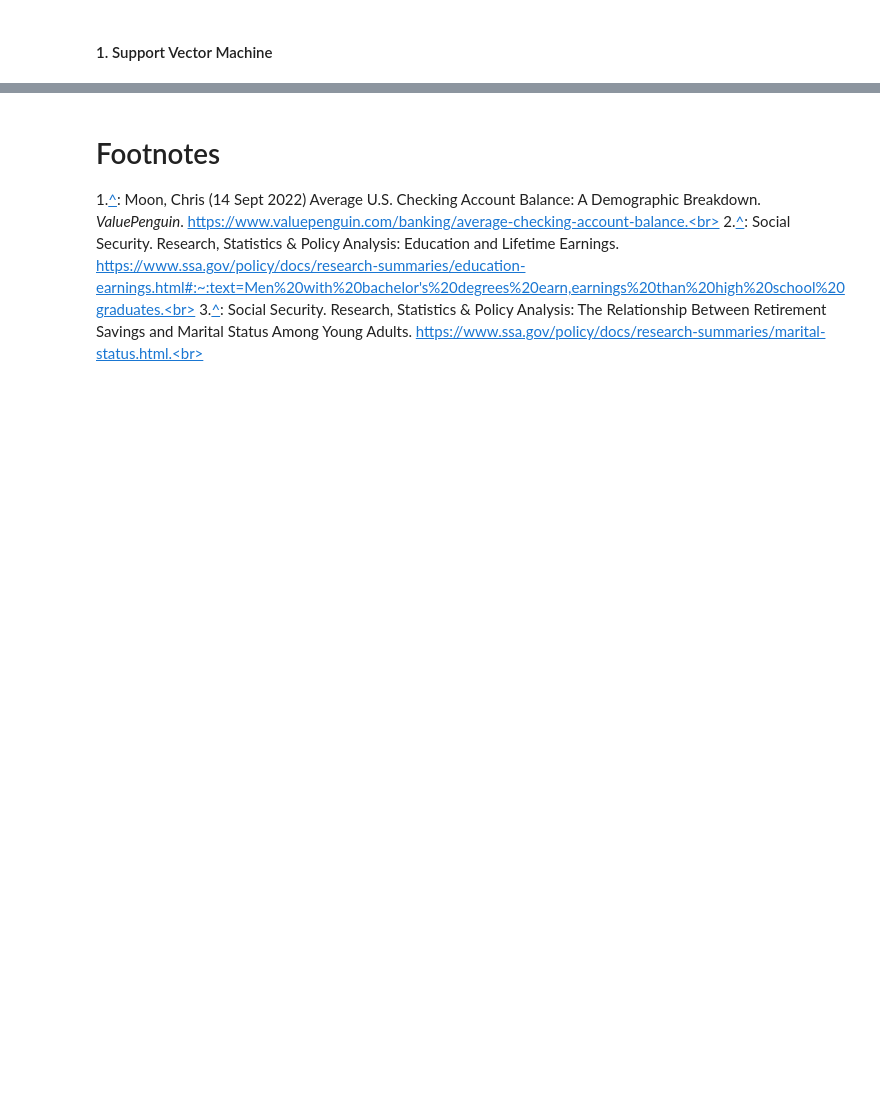
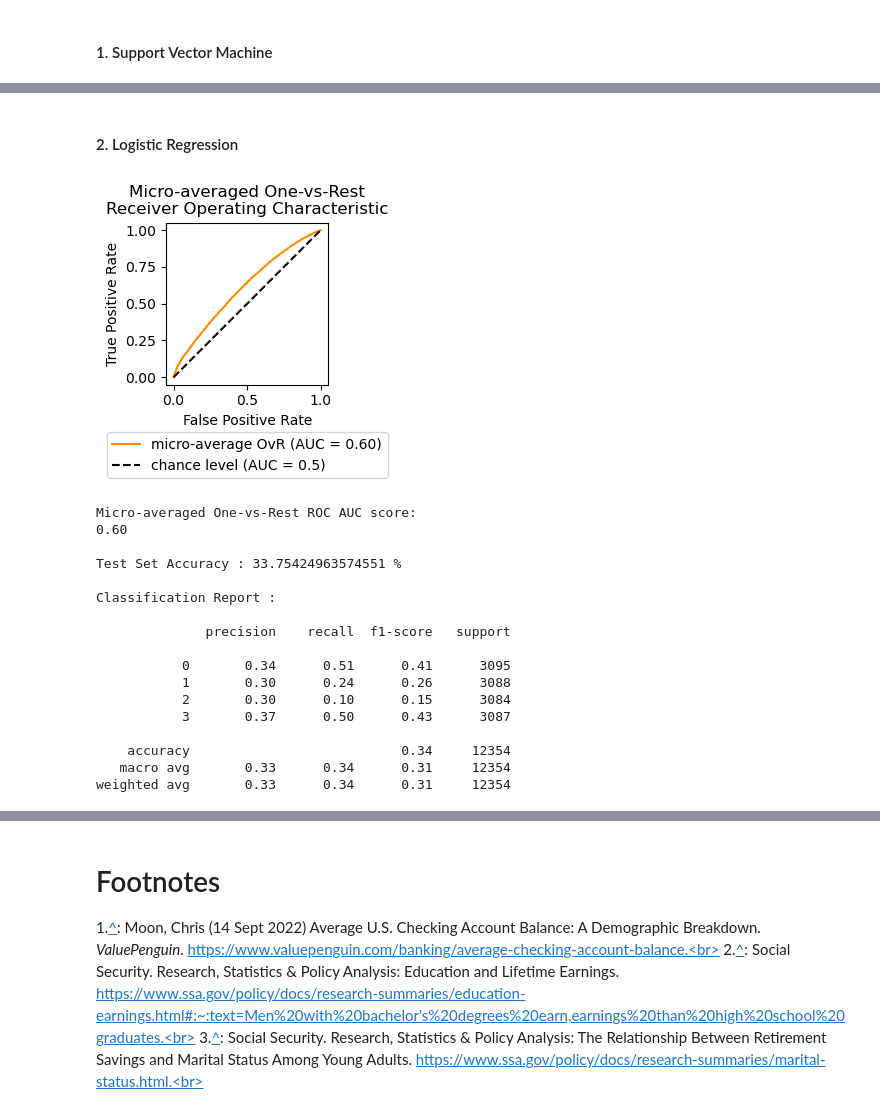
Before and after one commit to COGS118A/Group030-Wi23, a Jupyter notebook: FinalProjectGroup030-Wi23.ipynb, the cells around one changed output, grey strips where cells are left out. Saved outputs shown, nothing was run; the diff lists cells and outputs as text; code cells hidden in the pictures; blank space fills up the shorter version.

```diff
--- a/FinalProjectGroup030-Wi23.ipynb
+++ b/FinalProjectGroup030-Wi23.ipynb
@@ -340,8 +487,27 @@ svm_auc = metrics_classification_scorer(y_train_bank, y_test_bank, svm_y_predict
+# %% [markdown]
+#### 2. Logistic Regression
 # %%
-# let's try using a logit, max iterations needed to be raised due to terrible convergence rate
-# indicating this will not end with good test results...
-logit_fitted = LogisticRegression(max_iter = 1000).fit(X_train_bank, y_train_bank)
+logit_fitted = LogisticRegression(max_iter = 10000, multi_class = 'ovr', solver = 'newton-cholesky').fit(X_train_bank, y_train_bank)
 logit_y_pred = logit_fitted.predict(X_test_bank)
 logit_y_prob = logit_fitted.predict_proba(X_test_bank)
 
 logit_auc = metrics_classification_scorer(y_train_bank, y_test_bank, logit_y_pred, logit_y_prob, save_auc = True)
+# %% [output]
+[figure, added]
+Micro-averaged One-vs-Rest ROC AUC score:
+0.60
+
+Test Set Accuracy : 33.75424963574551 %
+
+Classification Report :
+
+              precision    recall  f1-score   support
+
+           0       0.34      0.51      0.41      3095
+           1       0.30      0.24      0.26      3088
+           2       0.30      0.10      0.15      3084
+           3       0.37      0.50      0.43      3087
+
+    accuracy                           0.34     12354
+   macro avg       0.33      0.34      0.31     12354
+weighted avg       0.33      0.34      0.31     12354
```
Also changed, not shown: parts of 42 cells of this notebook.
